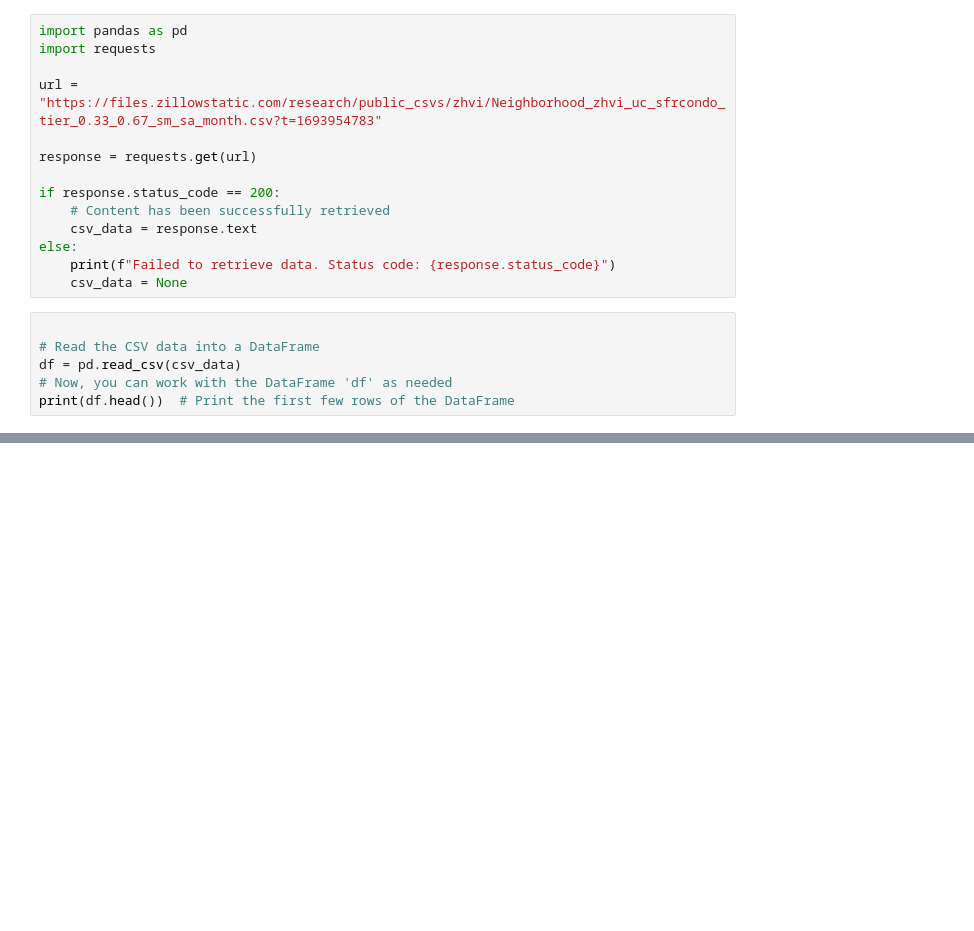
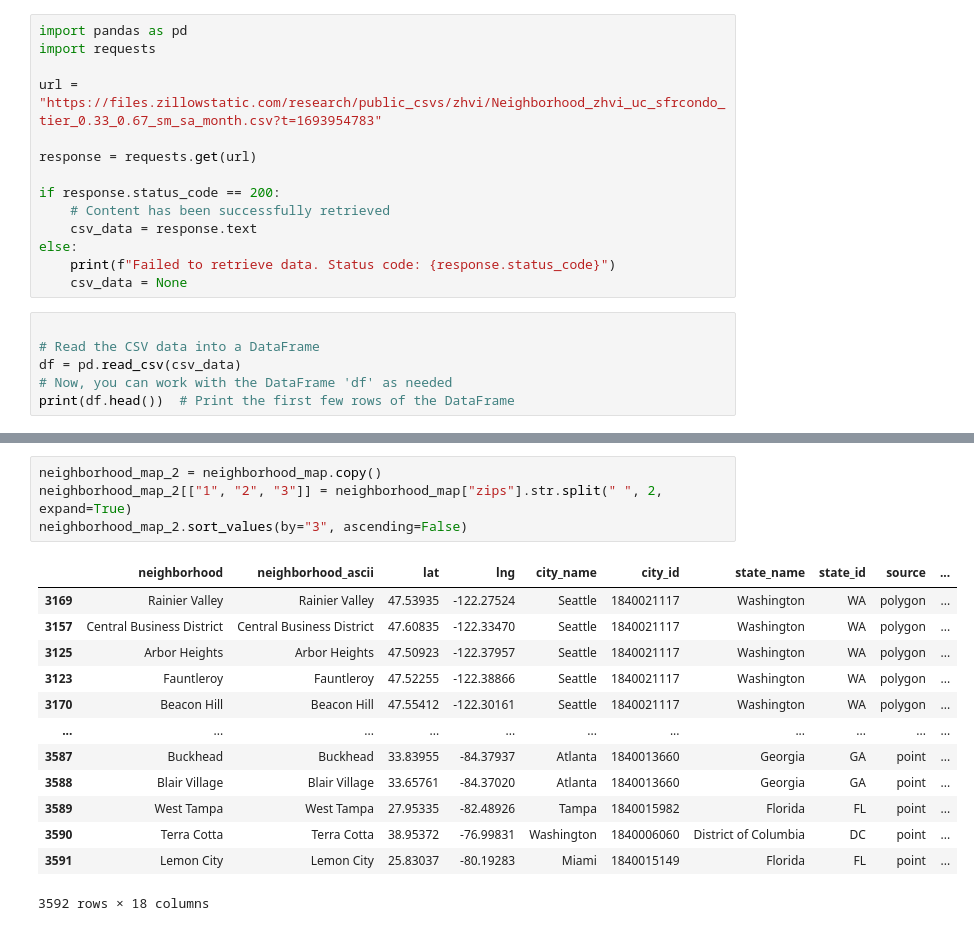
Before and after one commit to DeiviGT1/arc-is, a Jupyter notebook: hola.ipynb, the cells around one changed output, grey strips where cells are left out. Saved outputs shown, nothing was run; the diff lists cells and outputs as text; blank space fills up the shorter version.

```diff
--- a/hola.ipynb
+++ b/hola.ipynb
@@ -133,0 +133,18 @@ zip_map[zip_map["primary_city"]=="Miami"]
+# %%
+neighborhood_map_2 = neighborhood_map.copy()
+neighborhood_map_2[["1", "2", "3"]] = neighborhood_map["zips"].str.split(" ", 2, expand=True)
+neighborhood_map_2.sort_values(by="3", ascending=False)
+# %% [output]
+|  | neighborhood | neighborhood_ascii | lat | lng | city_name | city_id | state_name | state_id | source | ... |
+| 3169 | Rainier Valley | Rainier Valley | 47.53935 | -122.27524 | Seattle | 1840021117 | Washington | WA | polygon | ... |
+| 3157 | Central Business District | Central Business District | 47.60835 | -122.33470 | Seattle | 1840021117 | Washington | WA | polygon | ... |
+| 3125 | Arbor Heights | Arbor Heights | 47.50923 | -122.37957 | Seattle | 1840021117 | Washington | WA | polygon | ... |
+| 3123 | Fauntleroy | Fauntleroy | 47.52255 | -122.38866 | Seattle | 1840021117 | Washington | WA | polygon | ... |
+| 3170 | Beacon Hill | Beacon Hill | 47.55412 | -122.30161 | Seattle | 1840021117 | Washington | WA | polygon | ... |
+| ... | ... | ... | ... | ... | ... | ... | ... | ... | ... | ... |
+| 3587 | Buckhead | Buckhead | 33.83955 | -84.37937 | Atlanta | 1840013660 | Georgia | GA | point | ... |
+| 3588 | Blair Village | Blair Village | 33.65761 | -84.37020 | Atlanta | 1840013660 | Georgia | GA | point | ... |
+| 3589 | West Tampa | West Tampa | 27.95335 | -82.48926 | Tampa | 1840015982 | Florida | FL | point | ... |
+| 3590 | Terra Cotta | Terra Cotta | 38.95372 | -76.99831 | Washington | 1840006060 | District of Columbia | DC | point | ... |
+| 3591 | Lemon City | Lemon City | 25.83037 | -80.19283 | Miami | 1840015149 | Florida | FL | point | ... |
+3592 rows × 18 columns
```
Also changed, not shown: parts of 16 cells of this notebook.
